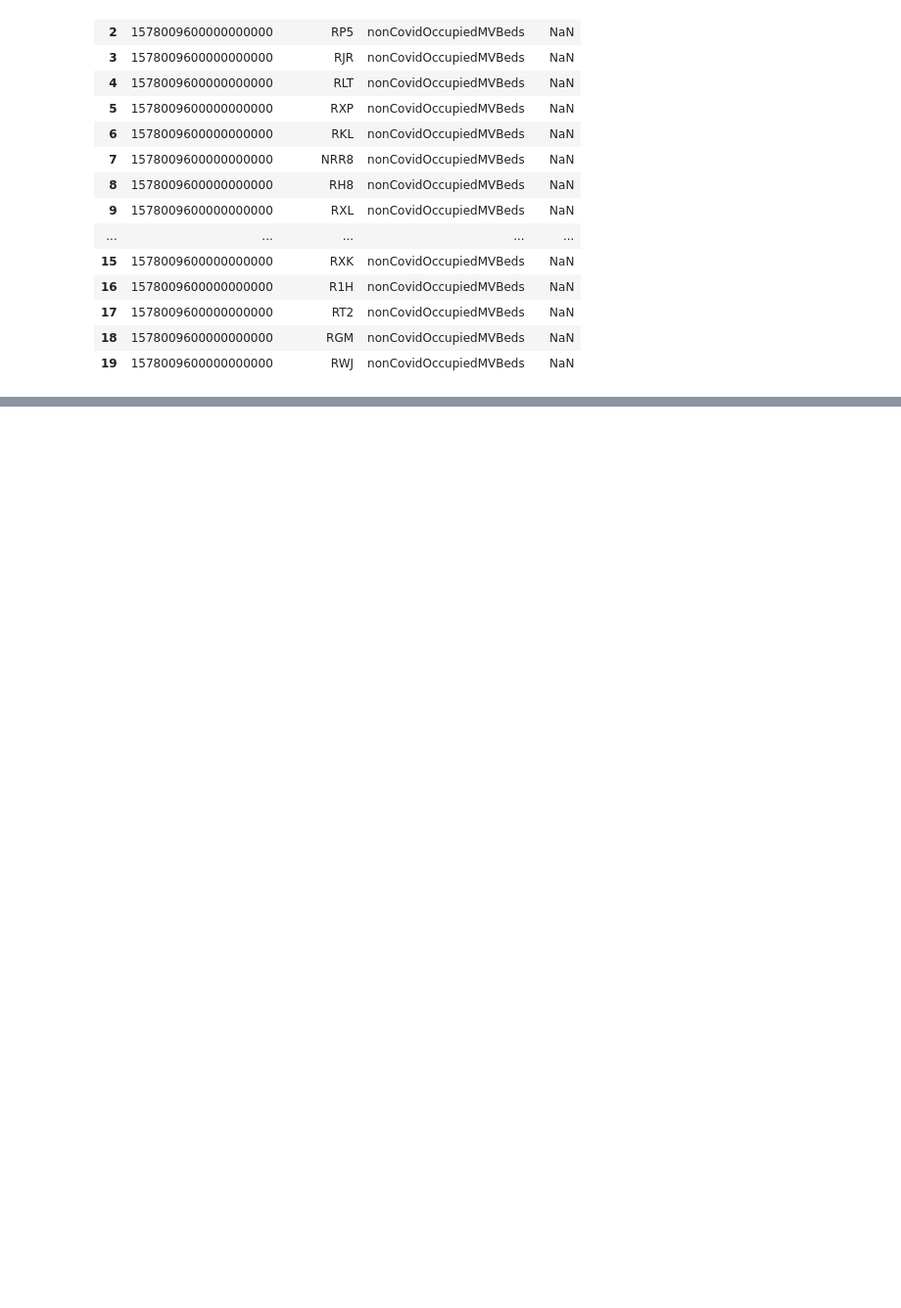
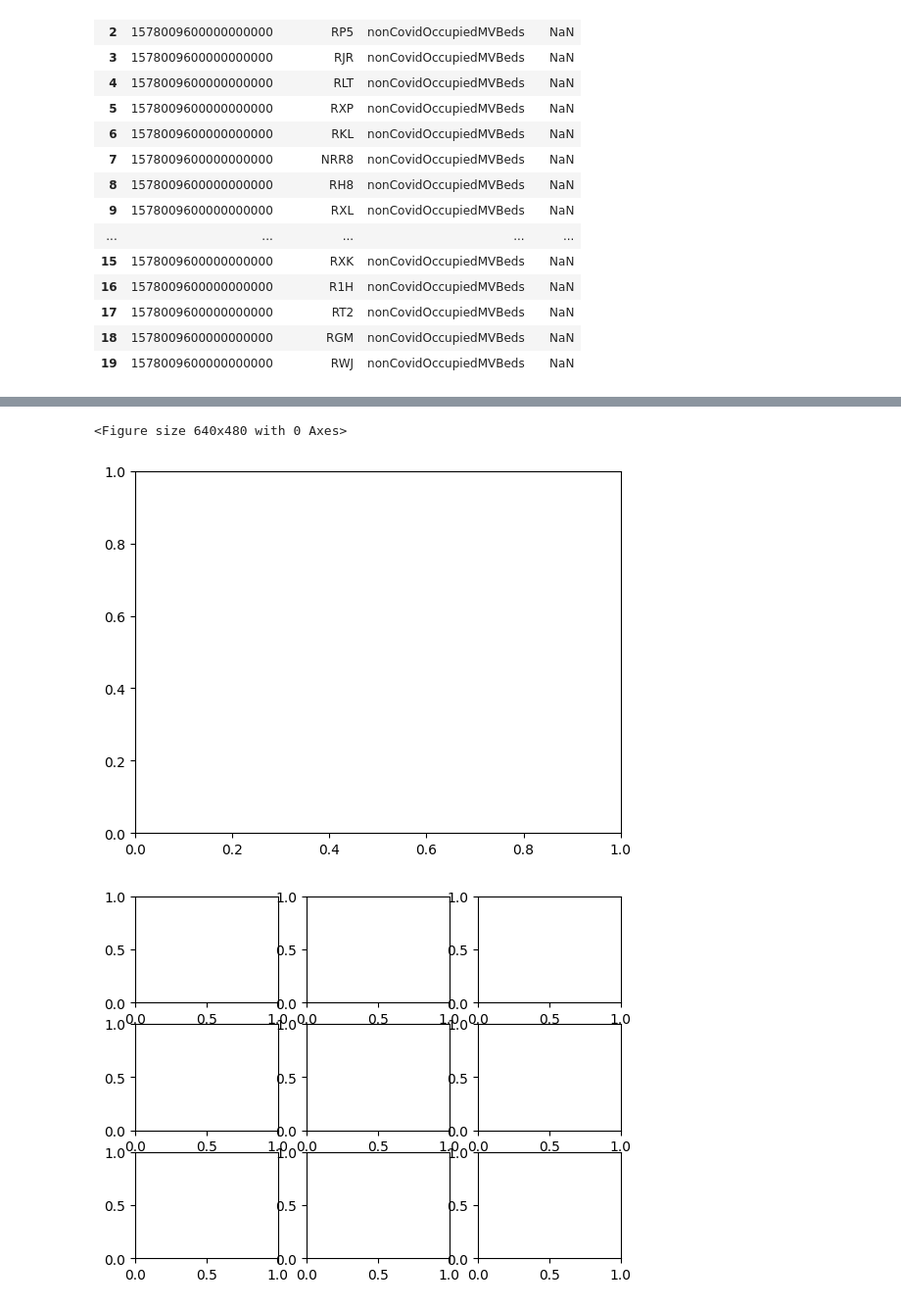
Before and after one commit to DilshadPython/Python, a Jupyter notebook: Data-Science/matplotlib.ipynb, the cells around one changed output, grey strips where cells are left out. Shown at 98% size. Drawn from its saved outputs; the diff is of its cells as text; code cells hidden in the pictures; blank space fills up the shorter version.

```diff
--- a/Data-Science/matplotlib.ipynb
+++ b/Data-Science/matplotlib.ipynb
@@ -279,0 +304,12 @@ readme.head(20)
+# %%
+figs_1 = plt.figure()
+
+figs_1, axa_1 = plt.subplots()
+
+figs_1, axs_1 = plt.subplots(3,3)
+
+figs_1, axa_1 = plt.subplot_mosaic([['right', 'left_top'], ['right', 'left_bottom']])
+# %% [output]
+<Figure size 640x480 with 0 Axes>
+[figure, added]
+[figure, added]
```
Also changed, not shown: parts of 12 cells of this notebook, 3 other files.
